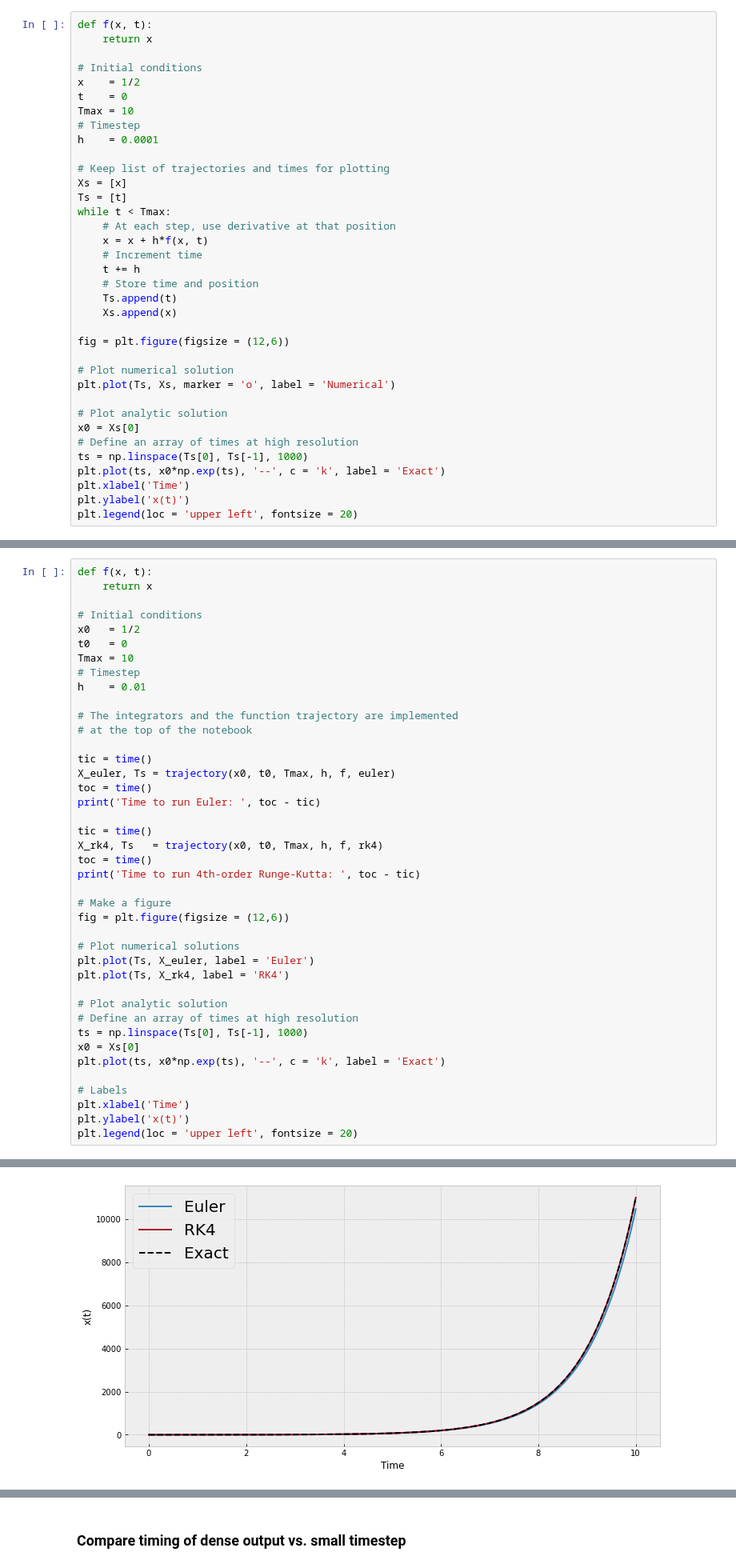
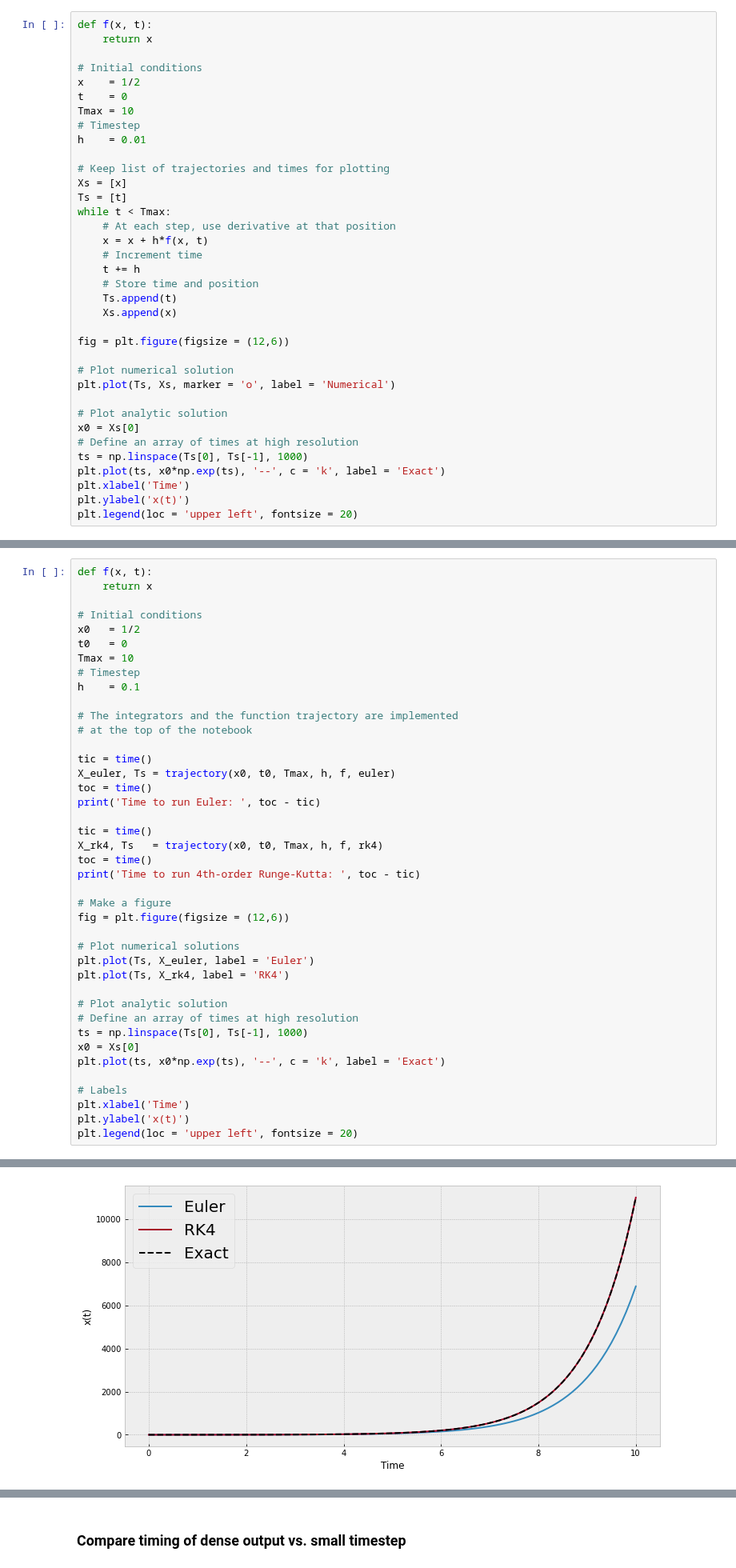
Before and after one commit to nordam/ComputationalPhysics, a Jupyter notebook: Notebooks/09 - Ordinary differential equations.ipynb, the cells around one changed output, grey strips where cells are left out. Shown at 80% size. Cells and saved outputs as stored; diff of their text form.

```diff
--- a/Notebooks/09 - Ordinary differential equations.ipynb
+++ b/Notebooks/09 - Ordinary differential equations.ipynb
@@ -47,7 +49,7 @@ x    = 1/2
 t    = 0
 Tmax = 10
 # Timestep
-h    = 0.0001
+h    = 0.01
 
 # Keep list of trajectories and times for plotting
 Xs = [x]
@@ -180,7 +182,7 @@ x0   = 1/2
 t0   = 0
 Tmax = 10
 # Timestep
-h    = 0.01
+h    = 0.1
 
 # The integrators and the function trajectory are implemented
 # at the top of the notebook
@@ -218,5 +220,5 @@ Time to run 4th-order Runge-Kutta:  0.014092683792114258
 <matplotlib.legend.Legend at 0x...>
-[figure, old version]
+[figure, new version]
 # %% [markdown]
 # Example 3 - Error as function of timestep
 
```
Also changed, not shown: parts of 10 cells of this notebook, 2 other files.
